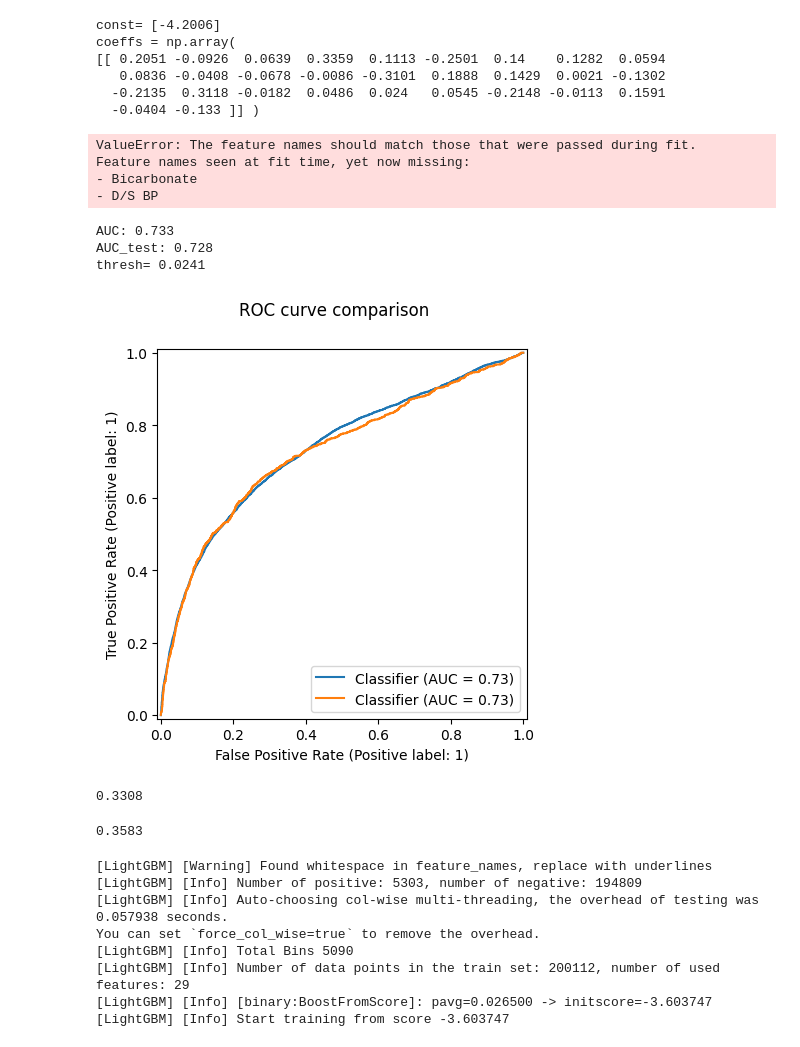
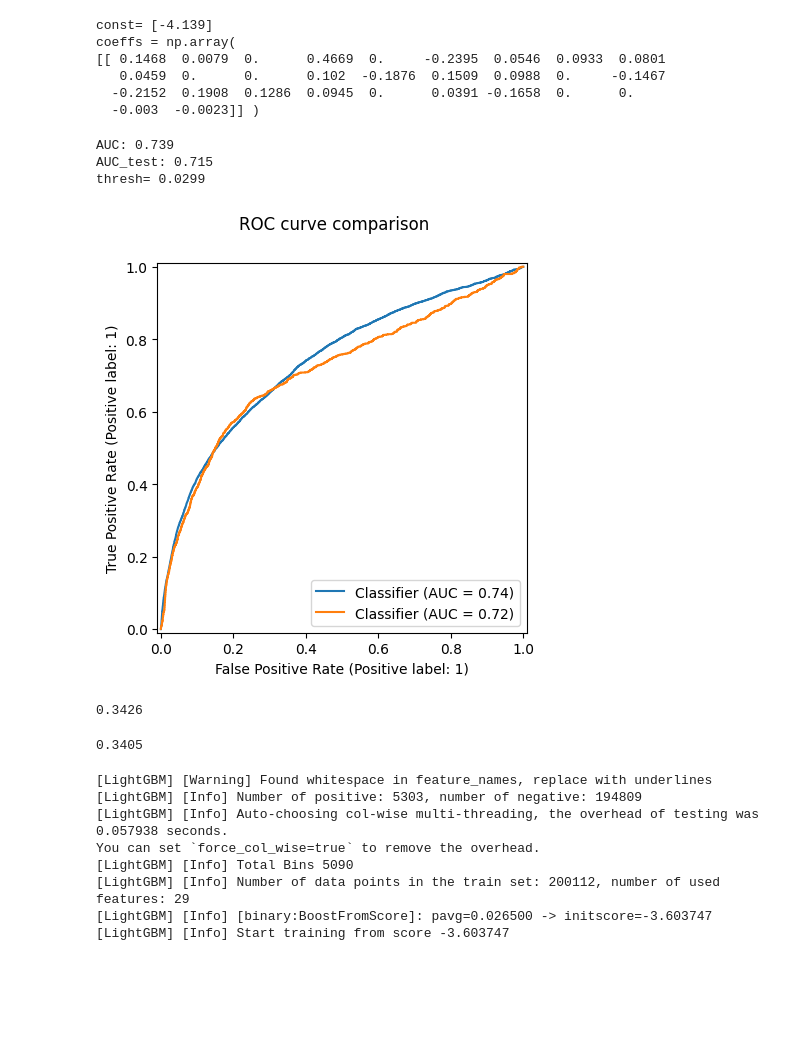
Before and after one commit to SfyXboh/BMEG423_CDSS_Assignment_2024, a Jupyter notebook: python_modelBuilding/training.ipynb, the cells around one changed output. Saved outputs shown, nothing was run; the diff lists cells and outputs as text; code cells hidden in the pictures; blank space fills up the shorter version.

```diff
--- a/python_modelBuilding/training.ipynb
+++ b/python_modelBuilding/training.ipynb
@@ -21,3 +24,7 @@ print(len(SEPSISdat_test.patient)) # should be n=41993
+# %%
+# load pickle files
+SEPSISdat = pd.read_pickle('SEPSISdat.pkl')
+SEPSISdat_test = pd.read_pickle('SEPSISdat_test.pkl')
 # %%
 SEPSISdat[SEPSISdat == '#DIV/0!'] = pd.NA
 SEPSISdat_test[SEPSISdat_test == '#DIV/0!'] = pd.NA
@@ -88,55 +93,51 @@ print('const=',np.round(lreg.intercept_,4))
 print('coeffs = np.array(')
 print(np.round(lreg.coef_,4),')')
 # %% [output]
-const= [-4.2006]
+const= [-4.139]
 coeffs = np.array(
-[[ 0.2051 -0.0926  0.0639  0.3359  0.1113 -0.2501  0.14    0.1282  0.0594
-   0.0836 -0.0408 -0.0678 -0.0086 -0.3101  0.1888  0.1429  0.0021 -0.1302
-  -0.2135  0.3118 -0.0182  0.0486  0.024   0.0545 -0.2148 -0.0113  0.1591
-  -0.0404 -0.133 ]] )
+[[ 0.1468  0.0079  0.      0.4669  0.     -0.2395  0.0546  0.0933  0.0801
+   0.0459  0.      0.      0.102  -0.1876  0.1509  0.0988  0.     -0.1467
+  -0.2152  0.1908  0.1286  0.0945  0.      0.0391 -0.1658  0.      0.
+  -0.003  -0.0023]] )
-ValueError: The feature names should match those that were passed during fit.
-Feature names seen at fit time, yet now missing:
-- Bicarbonate
-- D/S BP
 # %%
 
 ## Add the predictions [Note: column 1 is the filename, which you don't get to see in the scoring and isn't helpful otherwise here]
 # X = X.assign(probSepsisLR=lreg.predict_proba(X.iloc)[::,1])
 # X_test = X_test.assign(probSepsisLR=lreg.predict_proba(SEPSISdat_test_zScores.iloc[:,1:24])[::,1])
-y_pred = lreg.predict_proba(X)[:,1]
-y_test_pred = lreg.predict_proba(X_test)[:,1]
+y_prob = lreg.predict_proba(X)[:,1]
+y_test_prob = lreg.predict_proba(X_test)[:,1]
 #print(SEPSISdat_zScores)
 # %%
 
 ## Quick but not necessarily great way to find a threshold. Also calculate the AUC
 from sklearn.metrics import roc_curve, roc_auc_score, RocCurveDisplay
-fpr, tpr, thresholds = roc_curve(y,y_pred)
-fpr1, tpr1, thresholds1 = roc_curve(y_test,y_test_pred)
-train_disp=RocCurveDisplay.from_predictions(y,y_pred)
-test_disp=RocCurveDisplay.from_predictions(y_test,y_test_pred, ax=train_disp.ax_)
+fpr, tpr, thresholds = roc_curve(y,y_prob)
+fpr1, tpr1, thresholds1 = roc_curve(y_test,y_test_prob)
+train_disp=RocCurveDisplay.from_predictions(y,y_prob)
+test_disp=RocCurveDisplay.from_predictions(y_test,y_test_prob, ax=train_disp.ax_)
 train_disp.figure_.suptitle("ROC curve comparison")
-print('AUC:',round(roc_auc_score(y,y_pred),3))
-print('AUC_test:',round(roc_auc_score(y_test,y_test_pred),3))
+print('AUC:',round(roc_auc_score(y,y_prob),3))
+print('AUC_test:',round(roc_auc_score(y_test,y_test_prob),3))
 thresh=round(thresholds[np.argmax(tpr - fpr)],4)
 print('thresh=',thresh)
 # %% [output]
-AUC: 0.733
-AUC_test: 0.728
-thresh= 0.0241
+AUC: 0.739
+AUC_test: 0.715
+thresh= 0.0299
-[figure, old version]
+[figure, new version]
 # %%
 # Quick calculation of utility score
-SEPSISdat = SEPSISdat.assign(SepsisLabelLR = (SEPSISdat_zScores.probSepsisLR>thresh).astype(int))
-SEPSISdat_test= SEPSISdat_test.assign(SepsisLabelLR = (SEPSISdat_test_zScores.probSepsisLR>thresh).astype(int))
+y_pred = (y_prob>thresh).astype(int)
+y_test_pred = (y_test_prob>thresh).astype(int)
 
 import evaluate_sepsis_score as ev
-util = ev.evaluate_utility(SEPSISdat.patient,np.array(SEPSISdat_zScores.SepsisLabel),np.array(SEPSISdat.SepsisLabelLR))
+util = ev.evaluate_utility(SEPSISdat.patient,np.array(y),np.array(y_pred))
 print(util)
-util_test = ev.evaluate_utility(SEPSISdat_test.patient,np.array(SEPSISdat_test_zScores.SepsisLabel),np.array(SEPSISdat_test.SepsisLabelLR))
+util_test = ev.evaluate_utility(SEPSISdat_test.patient,np.array(y_test),np.array(y_test_pred))
 print(util_test)
 # %% [output]
-0.3308
+0.3426
-0.3583
+0.3405
 # %%
 #### OPTION 2: BOOSTED TREE #####
 ## Build a LightGBM model using all the training data
```
Also changed, not shown: parts of 12 cells of this notebook, 2 other files.
